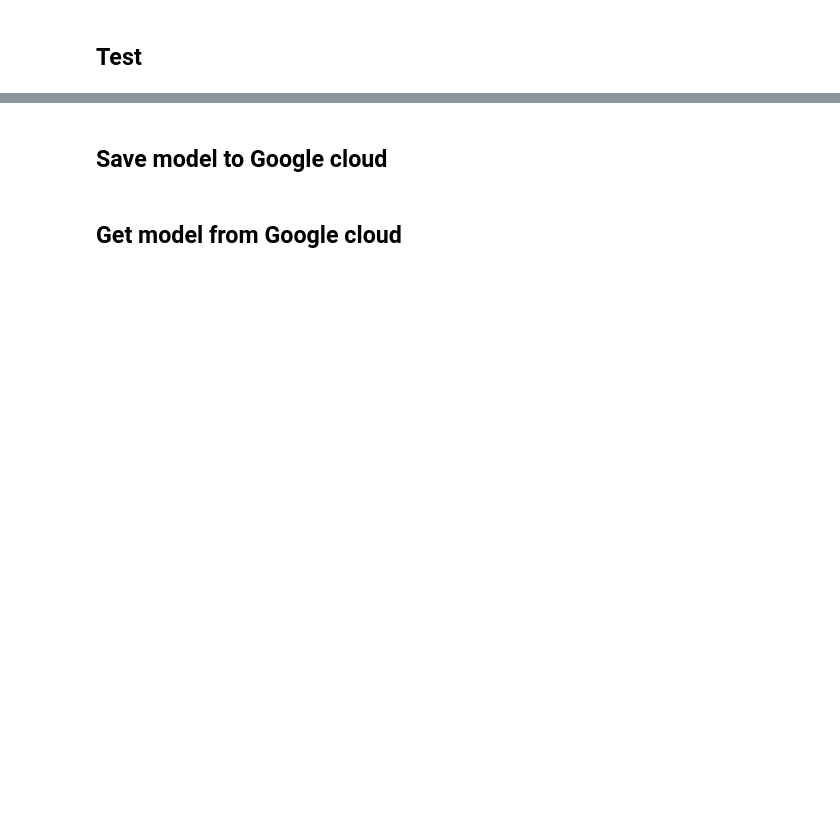
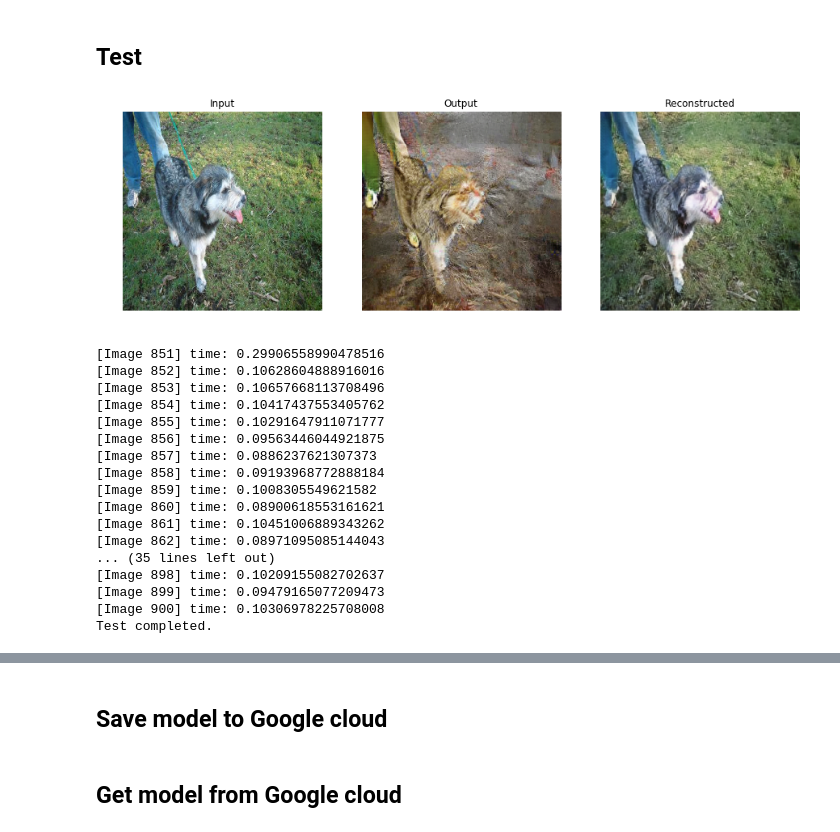
Before and after one commit to neilsun2009/CycleGAN, a Jupyter notebook: src/cycle_gan.ipynb, the cells around one changed output, grey strips where cells are left out. Saved outputs shown, nothing was run; the diff lists cells and outputs as text; code cells hidden in the pictures; blank space fills up the shorter version.

```diff
--- a/src/cycle_gan.ipynb
+++ b/src/cycle_gan.ipynb
@@ -20,5 +20,5 @@ from model import CycleGAN
 
 gan = CycleGAN(mode='train', base='resnet', verbose=False)
 gan.build()
-gan.compile(learning_rate=2e-4, cycle_loss_weight=10, identity_loss_weight=1,
-            disc_loss_weight=1, disc_2_loss_weight=0)
+gan.compile(learning_rate=2e-4, cycle_loss_weight=3, identity_loss_weight=0,
+            disc_loss_weight=0.5, disc_2_loss_weight=0.5)
@@ -25,7 +27,7 @@ gan.compile(learning_rate=2e-4, cycle_loss_weight=10, identity_loss_weight=1,
 # %% [markdown]
 ## Training
 # %%
-gan.train('../dataset/cat2dog/training_set/dogs/*.jpg', '../dataset/cat2dog/training_set/cats/*.jpg', epochs=200, decay_from=100,
-          steps_per_epoch=1000, true_label_value=1, batch_size=1, image_save_path='../output/20190318/', model_save_path='../models/20190318/',
+gan.train('../dataset/cat2dog_clean/training_set/dogs/*.jpg', '../dataset/cat2dog_clean/training_set/cats/*.jpg', epochs=200, decay_from=100,
+          steps_per_epoch=3000, true_label_value=1, batch_size=1, image_save_path='../output/20190321/', model_save_path='../models/20190321/',
           save_image_every_step=100, save_model_every_epoch=1,
-          show_image=True, load_model=False, model_load_path='../models/20190318/')
+          show_image=True, load_model=False, model_load_path='../models/20190321/')
@@ -49,6 +34,25 @@ gan.train('../dataset/cat2dog/training_set/dogs/*.jpg', '../dataset/cat2dog/trai
 # %% [markdown]
 ## Test
 # %%
-gan.test('../dataset/horse2zebra/testA/*.jpg', '../models/20190313/model-gan.h5', is_a2b=True,
-         batch_size=1, image_save_path='../output/horse2zebra/testA/', show_image=True, show_image_every_step=50)
+gan.test('../dataset/cat2dog_clean/test_set/dogs/*.jpg', '../models/cat_2_dog_cl5/model-gan.h5', is_a2b=True,
+         batch_size=1, image_save_path='../output/cat_2_dog_test_cl5/testA/', show_image=True, show_image_every_step=50)
+# %% [output]
+[figure, added]
+[Image 851] time: 0.29906558990478516
+[Image 852] time: 0.10628604888916016
+[Image 853] time: 0.10657668113708496
+[Image 854] time: 0.10417437553405762
+[Image 855] time: 0.10291647911071777
+[Image 856] time: 0.09563446044921875
+[Image 857] time: 0.0886237621307373
+[Image 858] time: 0.09193968772888184
+[Image 859] time: 0.1008305549621582
+[Image 860] time: 0.08900618553161621
+[Image 861] time: 0.10451006889343262
+[Image 862] time: 0.08971095085144043
+... (35 lines left out)
+[Image 898] time: 0.10209155082702637
+[Image 899] time: 0.09479165077209473
+[Image 900] time: 0.10306978225708008
+Test completed.
 # %%
```
Also changed, not shown: parts of 3 cells of this notebook, 2 other files.
